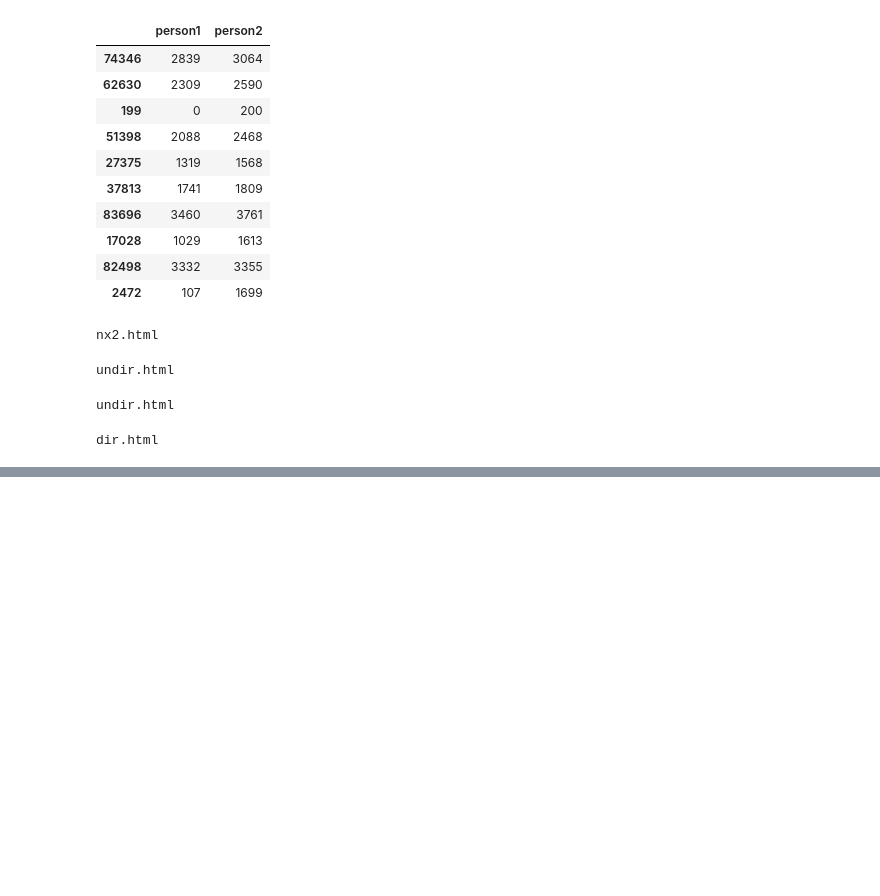
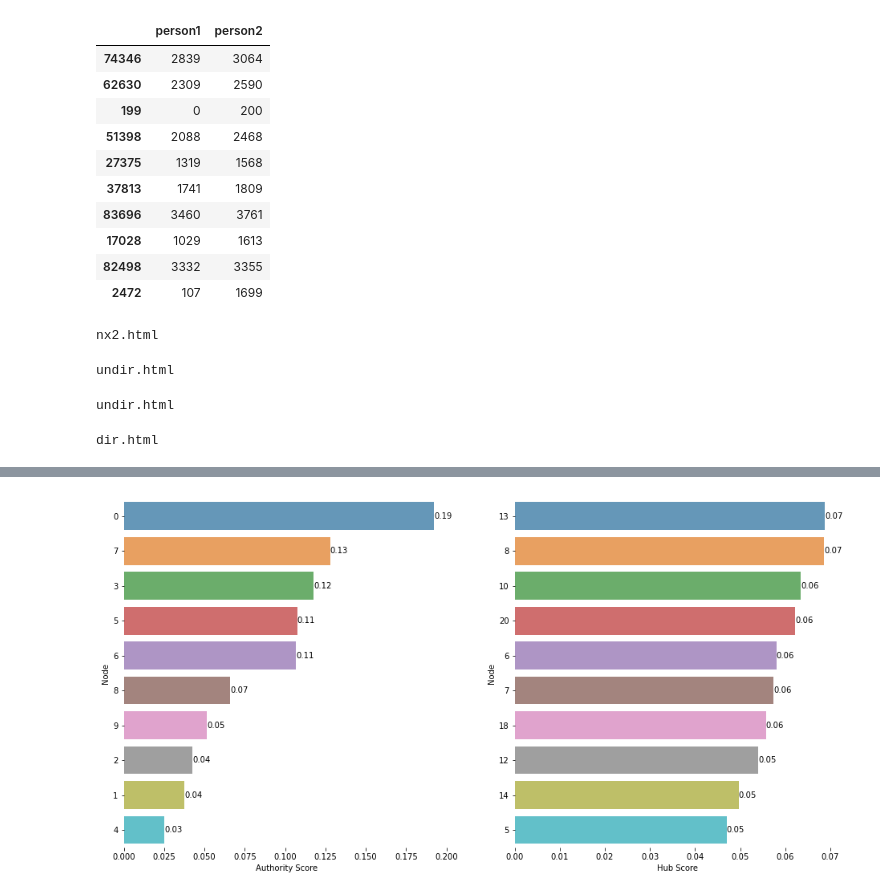
Before and after one commit to andreoniriccardo/articles, a Jupyter notebook: networkX/networkX.ipynb, the cells around one changed output, grey strips where cells are left out. Drawn from its saved outputs; the diff is of its cells as text; code cells hidden in the pictures; blank space fills up the shorter version.

```diff
--- a/networkX/networkX.ipynb
+++ b/networkX/networkX.ipynb
@@ -125,0 +240,6 @@ dir.html
+# %%
+G = nx.barabasi_albert_graph(25,4, seed=42)
+G_dir = G.to_directed()
+hits_results = nx.hits(G, max_iter=100, tol=1e-06)
+authority_results = pd.Series(hits_results[0])#.sort_values(ascending=False)
+hubs_results = pd.Series(hits_results[1])#.sort_values(ascending=False)
@@ -125,0 +249,32 @@ dir.html
+# %%
+hits_results = nx.hits(G_dir, max_iter=100, tol=1e-06)
+authority_results = pd.Series(hits_results[1]).sort_values(ascending=False)
+hubs_results = pd.Series(hits_results[0]).sort_values(ascending=False)
+# %%
+fig, (ax1, ax2) = plt.subplots(nrows=1, ncols=2)
+fig.set_figheight(8)
+fig.set_figwidth(16)
+sns.barplot(x=authority_results.iloc[:10].values, y=authority_results.iloc[:10].index.astype(str), orient='h', alpha=0.75, ax=ax1)
+ax1.set_xlabel('Authority Score')
+ax1.set_ylabel('Node')
+ax1.spines['top'].set_visible(False)
+ax1.spines['bottom'].set_visible(False)
+ax1.spines['right'].set_visible(False)
+ax1.spines['left'].set_visible(False)
+for i in ax1.containers:
+    ax1.bar_label(i,fmt='%.2f')
+
+
+sns.barplot(x=hubs_results.iloc[:10].values, y=hubs_results.iloc[:10].index.astype(str), orient='h', alpha=0.75, ax=ax2)
+ax2.set_xlabel('Hub Score')
+ax2.set_ylabel('Node')
+ax2.spines['top'].set_visible(False)
+ax2.spines['bottom'].set_visible(False)
+ax2.spines['right'].set_visible(False)
+ax2.spines['left'].set_visible(False)
+for i in ax2.containers:
+    ax2.bar_label(i,fmt='%.2f')
+
+plt.savefig('hits.png')
+# %% [output]
+[figure, added]
```
Also changed, not shown: parts of 13 cells of this notebook, 5 other files.
